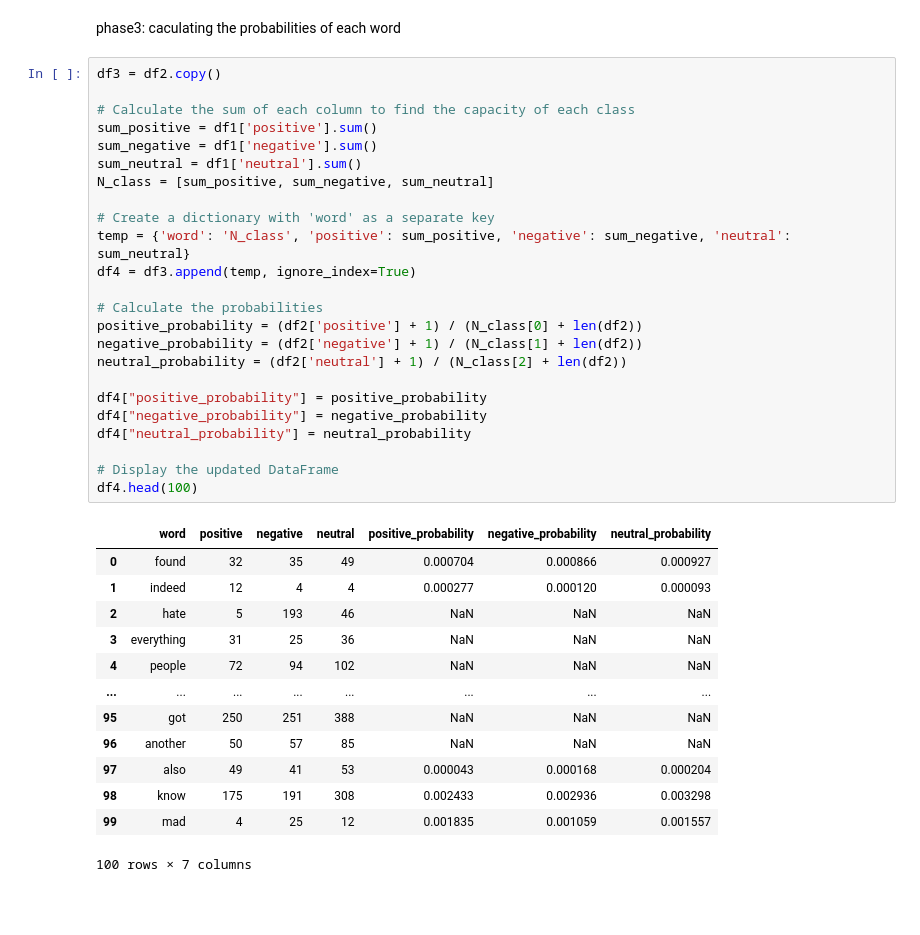
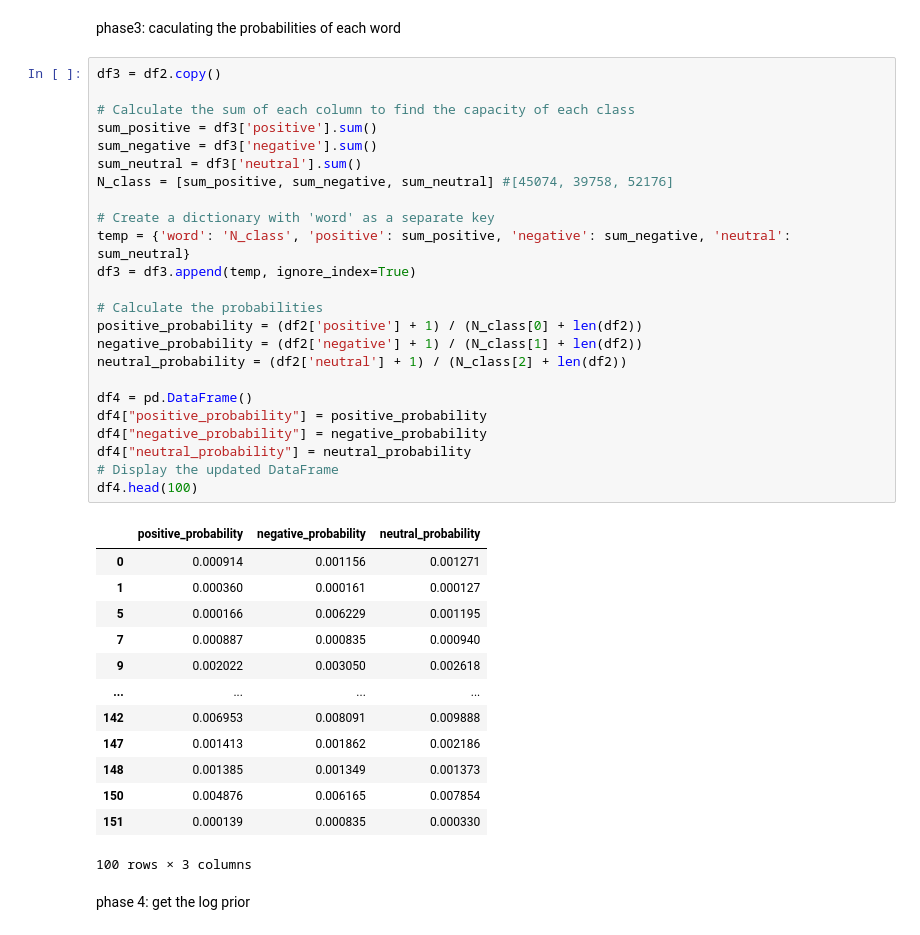
Before and after one commit to kooshalahouti/AI-Project, a Jupyter notebook: final.ipynb, the cells around one changed output. Drawn from its saved outputs; the diff is of its cells as text; blank space fills up the shorter version.

Commit message:
update phase3

```diff
--- a/final.ipynb
+++ b/final.ipynb
@@ -146,38 +146,40 @@ phase3: caculating the probabilities of each word
 # %%
 df3 = df2.copy()
 
 # Calculate the sum of each column to find the capacity of each class
-sum_positive = df1['positive'].sum()
-sum_negative = df1['negative'].sum()
-sum_neutral = df1['neutral'].sum()
-N_class = [sum_positive, sum_negative, sum_neutral]
+sum_positive = df3['positive'].sum()
+sum_negative = df3['negative'].sum()
+sum_neutral = df3['neutral'].sum()
+N_class = [sum_positive, sum_negative, sum_neutral] #[45074, 39758, 52176]
 
 # Create a dictionary with 'word' as a separate key
 temp = {'word': 'N_class', 'positive': sum_positive, 'negative': sum_negative, 'neutral': sum_neutral}
-df4 = df3.append(temp, ignore_index=True)
+df3 = df3.append(temp, ignore_index=True)
 
 # Calculate the probabilities
 positive_probability = (df2['positive'] + 1) / (N_class[0] + len(df2))
 negative_probability = (df2['negative'] + 1) / (N_class[1] + len(df2))
 neutral_probability = (df2['neutral'] + 1) / (N_class[2] + len(df2))
 
+df4 = pd.DataFrame()
 df4["positive_probability"] = positive_probability
 df4["negative_probability"] = negative_probability
 df4["neutral_probability"] = neutral_probability
-
 # Display the updated DataFrame
 df4.head(100)
 # %% [output]
-|  | word | positive | negative | neutral | positive_probability | negative_probability | neutral_probability |
-| 0 | found | 32 | 35 | 49 | 0.000704 | 0.000866 | 0.000927 |
-| 1 | indeed | 12 | 4 | 4 | 0.000277 | 0.000120 | 0.000093 |
-| 2 | hate | 5 | 193 | 46 | NaN | NaN | NaN |
-| 3 | everything | 31 | 25 | 36 | NaN | NaN | NaN |
-| 4 | people | 72 | 94 | 102 | NaN | NaN | NaN |
-| ... | ... | ... | ... | ... | ... | ... | ... |
-| 95 | got | 250 | 251 | 388 | NaN | NaN | NaN |
-| 96 | another | 50 | 57 | 85 | NaN | NaN | NaN |
-| 97 | also | 49 | 41 | 53 | 0.000043 | 0.000168 | 0.000204 |
-| 98 | know | 175 | 191 | 308 | 0.002433 | 0.002936 | 0.003298 |
-| 99 | mad | 4 | 25 | 12 | 0.001835 | 0.001059 | 0.001557 |
+|  | positive_probability | negative_probability | neutral_probability |
+| 0 | 0.000914 | 0.001156 | 0.001271 |
+| 1 | 0.000360 | 0.000161 | 0.000127 |
+| 5 | 0.000166 | 0.006229 | 0.001195 |
+| 7 | 0.000887 | 0.000835 | 0.000940 |
+| 9 | 0.002022 | 0.003050 | 0.002618 |
+| ... | ... | ... | ... |
+| 142 | 0.006953 | 0.008091 | 0.009888 |
+| 147 | 0.001413 | 0.001862 | 0.002186 |
+| 148 | 0.001385 | 0.001349 | 0.001373 |
+| 150 | 0.004876 | 0.006165 | 0.007854 |
+| 151 | 0.000139 | 0.000835 | 0.000330 |
-100 rows × 7 columns
+100 rows × 3 columns
+# %% [markdown]
+phase 4: get the log prior
```
